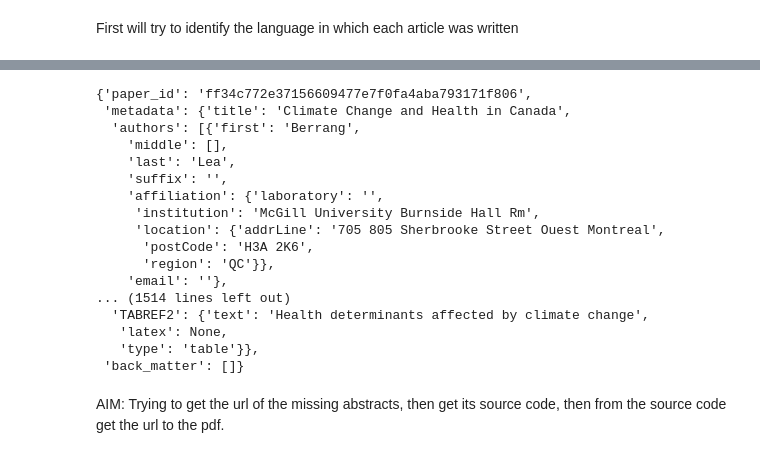
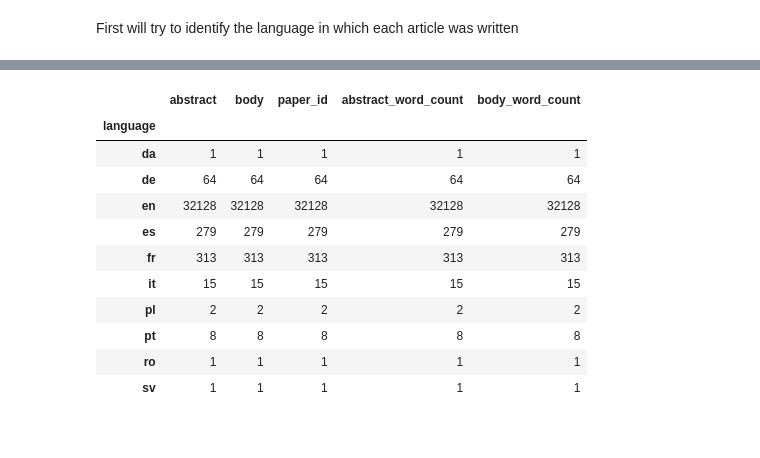
Before and after one commit to asahicantu/DAT550, a Jupyter notebook: covid_project.ipynb, the cells around one changed output, grey strips where cells are left out. Drawn from its saved outputs; the diff is of its cells as text; code cells hidden in the pictures.

```diff
--- a/covid_project.ipynb
+++ b/covid_project.ipynb
@@ -481,22 +468,16 @@ IndentationError: unexpected indent (<ipython-input-478-61929d07175f>, line 10)
-# %%
-articles_set['ff34c772e37156609477e7f0fa4aba793171f806']
-# %% [output]
-{'paper_id': 'ff34c772e37156609477e7f0fa4aba793171f806',
- 'metadata': {'title': 'Climate Change and Health in Canada',
-  'authors': [{'first': 'Berrang',
-    'middle': [],
-    'last': 'Lea',
-    'suffix': '',
-    'affiliation': {'laboratory': '',
-     'institution': 'McGill University Burnside Hall Rm',
-     'location': {'addrLine': '705 805 Sherbrooke Street Ouest Montreal',
-      'postCode': 'H3A 2K6',
-      'region': 'QC'}},
-    'email': ''},
-... (1514 lines left out)
-  'TABREF2': {'text': 'Health determinants affected by climate change',
-   'latex': None,
-   'type': 'table'}},
- 'back_matter': []}
-# %% [markdown]
-AIM: Trying to get the url of the missing abstracts, then get its source code, then from the source code get the url to the pdf.
+# %%
+ag = articles.groupby('language')
+ag.count()
+# %% [output]
+|  | abstract | body | paper_id | abstract_word_count | body_word_count |
+| language |  |  |  |  |  |
+| da | 1 | 1 | 1 | 1 | 1 |
+| de | 64 | 64 | 64 | 64 | 64 |
+| en | 32128 | 32128 | 32128 | 32128 | 32128 |
+| es | 279 | 279 | 279 | 279 | 279 |
+| fr | 313 | 313 | 313 | 313 | 313 |
+| it | 15 | 15 | 15 | 15 | 15 |
+| pl | 2 | 2 | 2 | 2 | 2 |
+| pt | 8 | 8 | 8 | 8 | 8 |
+| ro | 1 | 1 | 1 | 1 | 1 |
+| sv | 1 | 1 | 1 | 1 | 1 |
```
Also changed, not shown: parts of 25 cells of this notebook.
